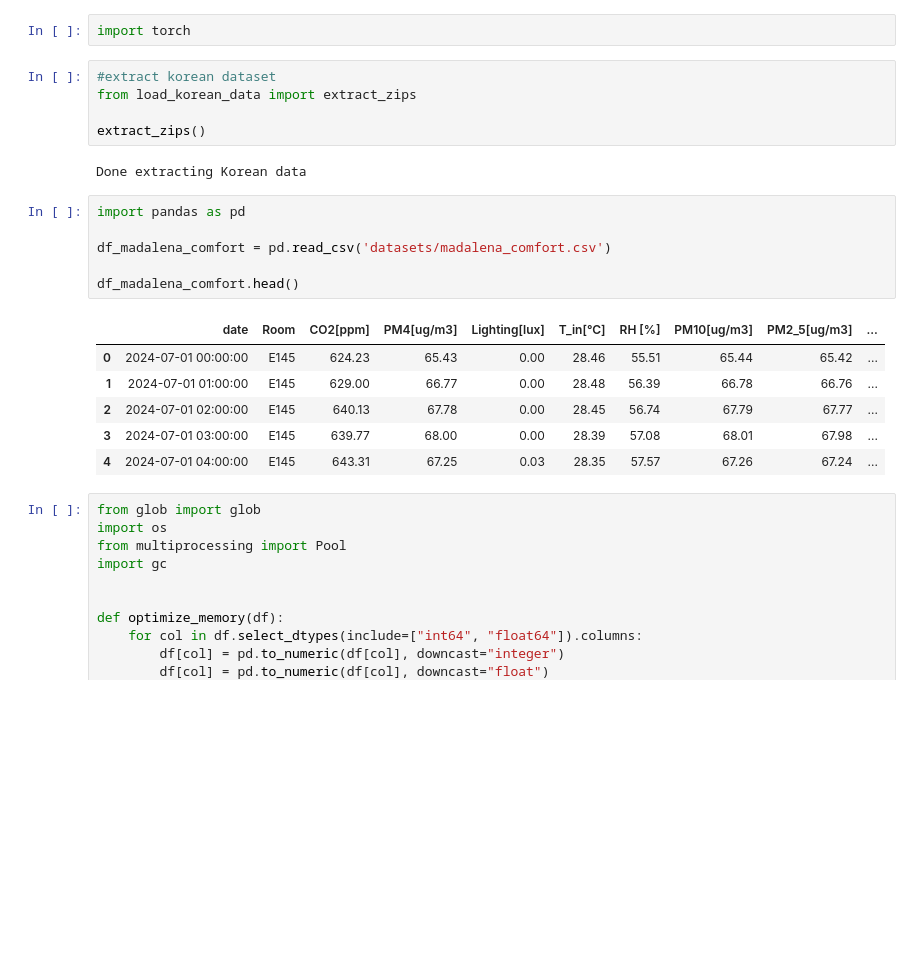
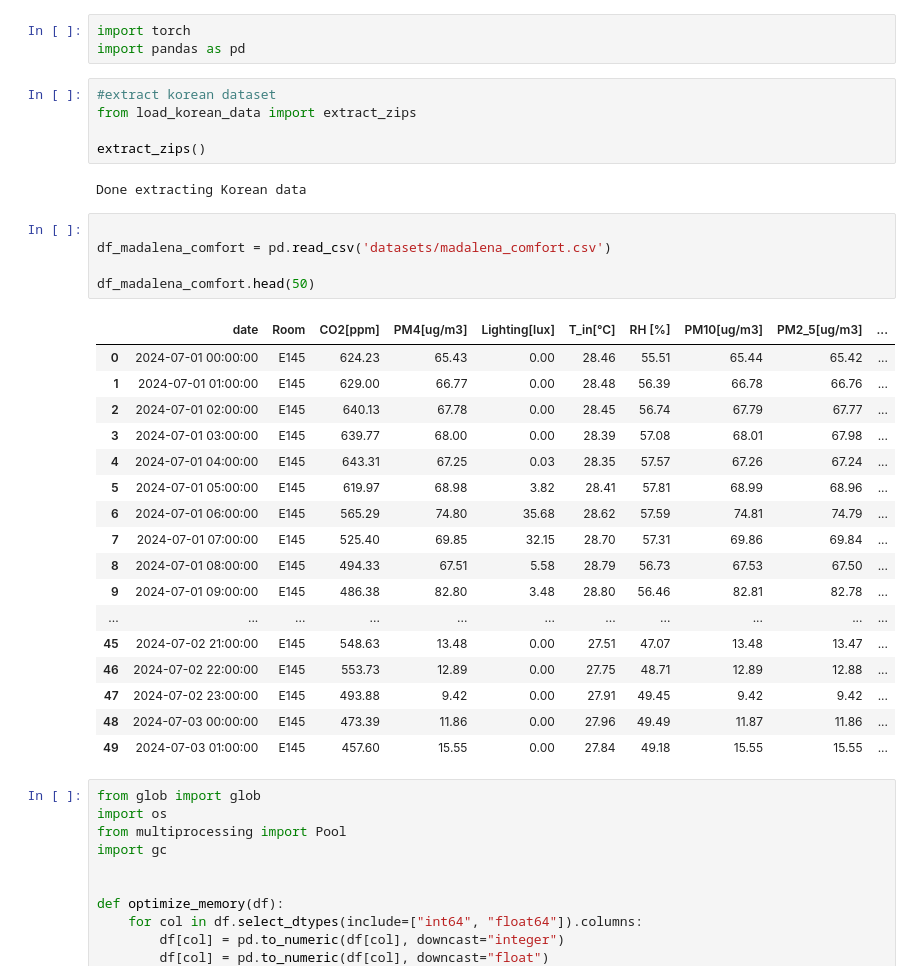
Before and after one commit to Kperis/Thesis_NILM, a Jupyter notebook: preprocessingKoreanData.ipynb, the cells around one changed output. Drawn from its saved outputs; the diff is of its cells as text; blank space fills up the shorter version.

```diff
--- a/preprocessing.ipynb
+++ b/preprocessingKoreanData.ipynb
@@ -1,5 +1,6 @@
 # %%
 import torch
+import pandas as pd
 # %%
 #extract korean dataset
 from load_korean_data import extract_zips
@@ -8,18 +9,28 @@ extract_zips()
 # %% [output]
 Done extracting Korean data
 # %%
-import pandas as pd
 
 df_madalena_comfort = pd.read_csv('datasets/madalena_comfort.csv')
 
-df_madalena_comfort.head()
+df_madalena_comfort.head(50)
 # %% [output]
 |  | date | Room | CO2[ppm] | PM4[ug/m3] | Lighting[lux] | T_in[°C] | RH [%] | PM10[ug/m3] | PM2_5[ug/m3] | ... |
 | 0 | 2024-07-01 00:00:00 | E145 | 624.23 | 65.43 | 0.00 | 28.46 | 55.51 | 65.44 | 65.42 | ... |
 | 1 | 2024-07-01 01:00:00 | E145 | 629.00 | 66.77 | 0.00 | 28.48 | 56.39 | 66.78 | 66.76 | ... |
 | 2 | 2024-07-01 02:00:00 | E145 | 640.13 | 67.78 | 0.00 | 28.45 | 56.74 | 67.79 | 67.77 | ... |
 | 3 | 2024-07-01 03:00:00 | E145 | 639.77 | 68.00 | 0.00 | 28.39 | 57.08 | 68.01 | 67.98 | ... |
 | 4 | 2024-07-01 04:00:00 | E145 | 643.31 | 67.25 | 0.03 | 28.35 | 57.57 | 67.26 | 67.24 | ... |
+| 5 | 2024-07-01 05:00:00 | E145 | 619.97 | 68.98 | 3.82 | 28.41 | 57.81 | 68.99 | 68.96 | ... |
+| 6 | 2024-07-01 06:00:00 | E145 | 565.29 | 74.80 | 35.68 | 28.62 | 57.59 | 74.81 | 74.79 | ... |
+| 7 | 2024-07-01 07:00:00 | E145 | 525.40 | 69.85 | 32.15 | 28.70 | 57.31 | 69.86 | 69.84 | ... |
+| 8 | 2024-07-01 08:00:00 | E145 | 494.33 | 67.51 | 5.58 | 28.79 | 56.73 | 67.53 | 67.50 | ... |
+| 9 | 2024-07-01 09:00:00 | E145 | 486.38 | 82.80 | 3.48 | 28.80 | 56.46 | 82.81 | 82.78 | ... |
+| ... | ... | ... | ... | ... | ... | ... | ... | ... | ... | ... |
+| 45 | 2024-07-02 21:00:00 | E145 | 548.63 | 13.48 | 0.00 | 27.51 | 47.07 | 13.48 | 13.47 | ... |
+| 46 | 2024-07-02 22:00:00 | E145 | 553.73 | 12.89 | 0.00 | 27.75 | 48.71 | 12.89 | 12.88 | ... |
+| 47 | 2024-07-02 23:00:00 | E145 | 493.88 | 9.42 | 0.00 | 27.91 | 49.45 | 9.42 | 9.42 | ... |
+| 48 | 2024-07-03 00:00:00 | E145 | 473.39 | 11.86 | 0.00 | 27.96 | 49.49 | 11.87 | 11.86 | ... |
+| 49 | 2024-07-03 01:00:00 | E145 | 457.60 | 15.55 | 0.00 | 27.84 | 49.18 | 15.55 | 15.55 | ... |
 # %%
 from glob import glob
 import os
```
Also changed, not shown: 1 other file.
